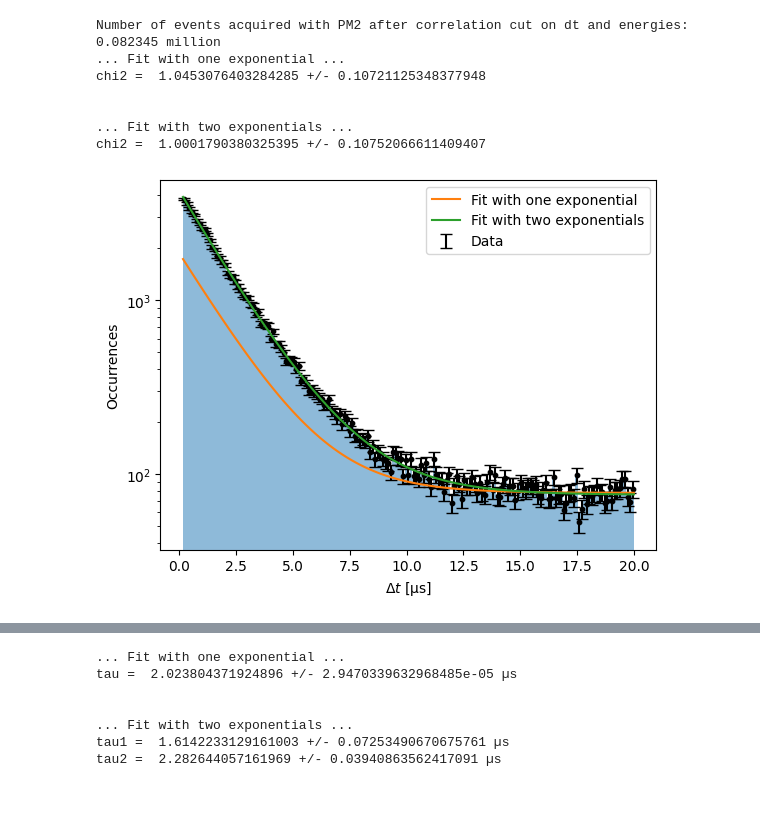
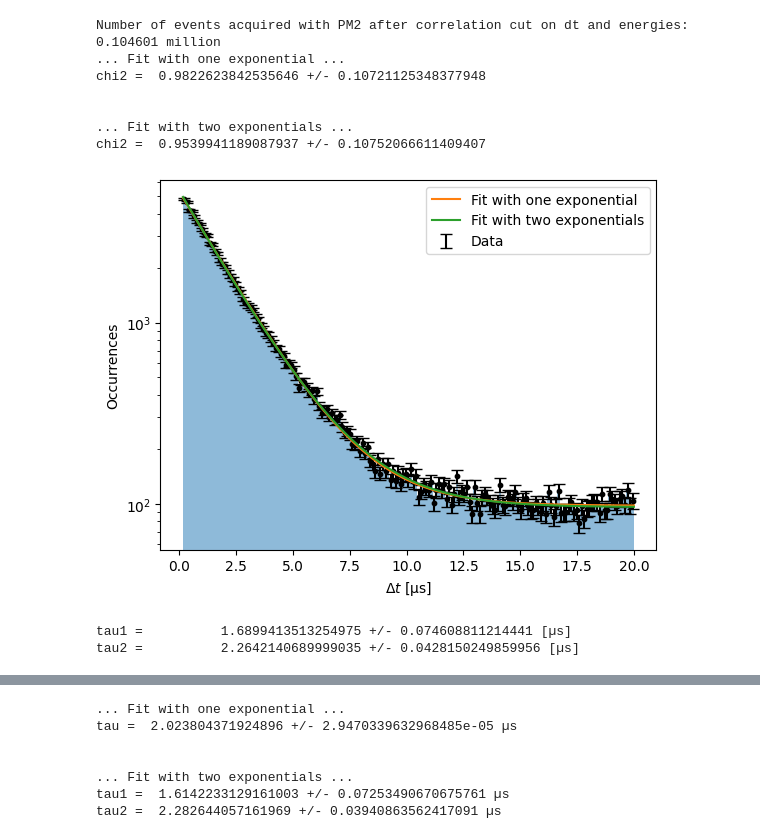
Before and after one commit to hindtaibi/BigMuoneXperiment, a Jupyter notebook: BigAnalysis.ipynb, the cells around one changed output, grey strips where cells are left out. Drawn from its saved outputs; the diff is of its cells as text; code cells hidden in the pictures; blank space fills up the shorter version.

```diff
--- a/BigAnalysis.ipynb
+++ b/BigAnalysis.ipynb
@@ -9,7 +9,7 @@ import uproot as ur
 # %%
 #Reading the variables
 
-input_path = "../data/bigdata_CFD_20092024_0001.root"
+input_path = "../data/bigdata_CFD_23092024_0001.root"
 with ur.open(input_path) as file:
     outTree = file["DataTree"]
     label = outTree["label"].array(library = "np")
@@ -394,4 +381,6 @@ Corresponding number of bins [[177]]
 # %%
+import warnings
+warnings.filterwarnings('ignore')
 #dt Analysis
 
 dt_max = 20
@@ -408,13 +397,13 @@ y_err = np.sqrt(y)
 
 #With one exponential
 popt, cov = curve_fit(BF.exp1, x, y, sigma=y_err, absolute_sigma = True, p0 = np.array([20000, 2, 400]))
-N0 = popt[0]
+N01 = popt[0]
 lam = popt[1]
 C = popt[2]
 lam_err = cov[1,1]
 
-chi2 = BF.chi2_norm(y, BF.exp1(x, N0, lam, C), y_err, 3)[0]
-chi2_err = BF.chi2_norm(y, BF.exp1(x, N0, lam, C), y_err, 3)[1]
+chi2 = BF.chi2_norm(y, BF.exp1(x, N01, lam, C), y_err, 3)[0]
+chi2_err = BF.chi2_norm(y, BF.exp1(x, N01, lam, C), y_err, 3)[1]
 print("... Fit with one exponential ...")
 print("chi2 = ", chi2, '+/-', chi2_err)
 print('\n')
@@ -425,35 +414,45 @@ N0 = popt[0]
 lam1 = popt[1]
 lam1_err = np.sqrt(cov[1,1])
 lam2 = popt[2]
 lam2_err = np.sqrt(cov[2,2])
 CC = popt[3]
 
 chi2 = BF.chi2_norm(y, BF.exp2(x, N0, lam1, lam2, CC), y_err, 4)[0]
 chi2_err = BF.chi2_norm(y, BF.exp2(x, N0, lam1, lam2, CC), y_err, 4)[1]
 print("... Fit with two exponentials ...")
 print("chi2 = ", chi2, '+/-', chi2_err)
 
 #-------------------------------------------------------
 
 plt.figure()
 plt.hist(dt2[(dt2<dt_max) & (nrj2[:-1]<0.25e6) & (nrj2[1:]<0.25e6)][mask], bins = N_bins, alpha = 0.5)
 plt.errorbar(x, y, yerr = y_err, linestyle = 'None', fmt='-', capsize=4, c='k', label = 'Data')
 plt.scatter(x, y, c='k', s=10)
-plt.plot(np.linspace(min(dt), max(dt), 100), BF.exp1(np.linspace(min(dt), max(dt), 100), N0, lam, C),
+plt.plot(np.linspace(min(dt), max(dt), 100), BF.exp1(np.linspace(min(dt), max(dt), 100), N01, lam, C),
                      label = 'Fit with one exponential')
 plt.plot(np.linspace(min(dt), max(dt), 100), BF.exp2(np.linspace(min(dt), max(dt), 100), N0, lam1, lam2, CC),
                      label = 'Fit with two exponentials')
 plt.xlabel("$\Delta t$ [µs]")
 plt.ylabel("Occurrences")
 plt.yscale('log')
 plt.legend()
 plt.show()
+
+tau1 = 1/lam1
+tau1_err = lam1_err/lam1**2
+tau2 = 1/lam2
+tau2_err = lam2_err/lam2**2
+
+print('tau1 =         ', tau1, '+/-', tau1_err, '[µs]')
+print('tau2 =         ', tau2, '+/-', tau2_err, '[µs]')
 # %% [output]
-Number of events acquired with PM2 after correlation cut on dt and energies: 0.082345 million
+Number of events acquired with PM2 after correlation cut on dt and energies: 0.104601 million
 ... Fit with one exponential ...
-chi2 =  1.0453076403284285 +/- 0.10721125348377948
+chi2 =  0.9822623842535646 +/- 0.10721125348377948
 
 
 ... Fit with two exponentials ...
-chi2 =  1.0001790380325395 +/- 0.10752066611409407
+chi2 =  0.9539941189087937 +/- 0.10752066611409407
-[figure, old version]
+[figure, new version]
+tau1 =          1.6899413513254975 +/- 0.074608811214441 [µs]
+tau2 =          2.2642140689999035 +/- 0.0428150249859956 [µs]
```
Also changed, not shown: parts of 12 cells of this notebook, 4 other files.
